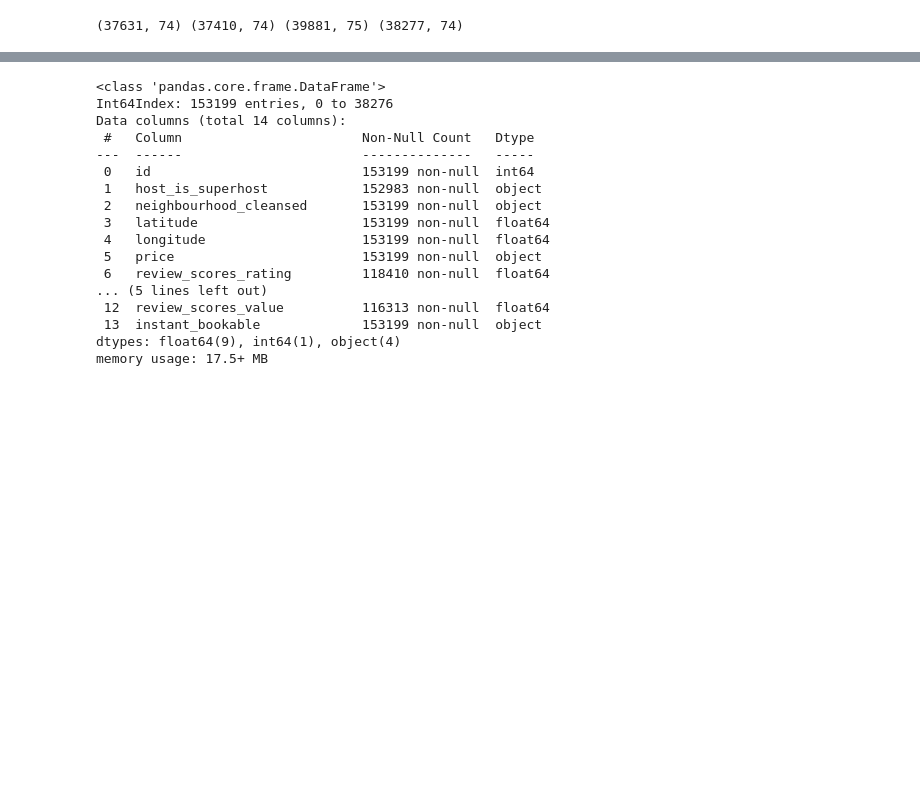
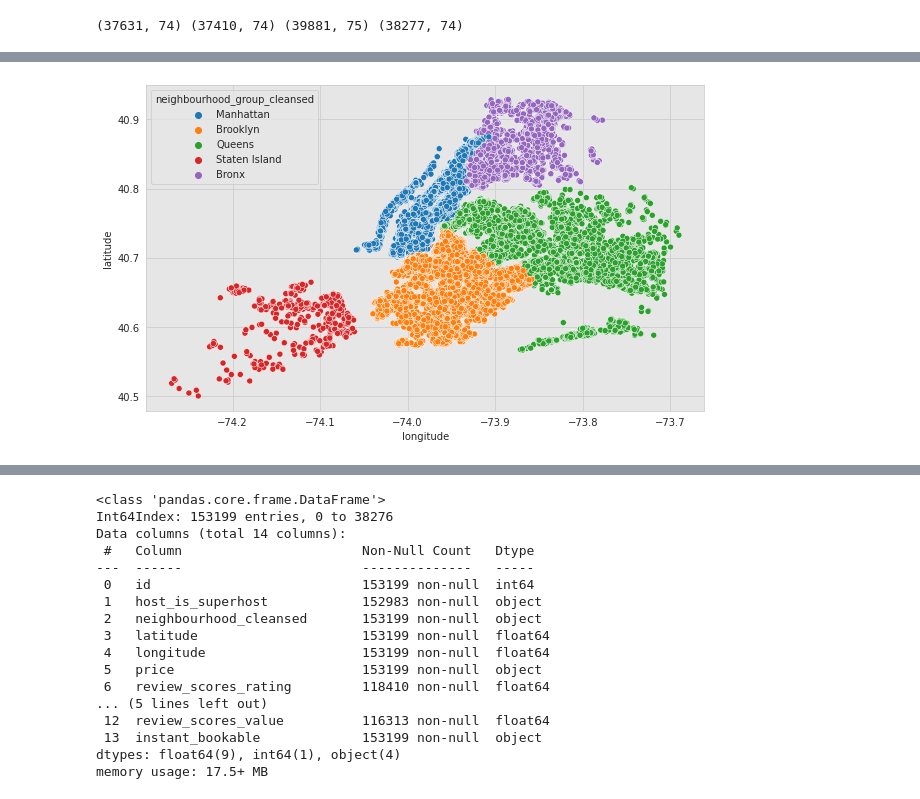
Before and after one commit to kamalova/Airbnb-Recommendation-Engine-NLP, a Jupyter notebook: dataload_EDA.ipynb, the cells around one changed output, grey strips where cells are left out. Cells and saved outputs as stored; diff of their text form; code cells hidden in the pictures; blank space fills up the shorter version.

```diff
--- a/dataload_EDA.ipynb
+++ b/dataload_EDA.ipynb
@@ -118,0 +135,6 @@ df_listings.head(10)
+# %%
+plt.figure(figsize=(10,6))
+sns.scatterplot(df_listings.longitude,df_listings.latitude,hue=df_listings.neighbourhood_group_cleansed)
+plt.ioff()
+# %% [output]
+[figure, added]
```
Also changed, not shown: parts of 6 cells of this notebook.
